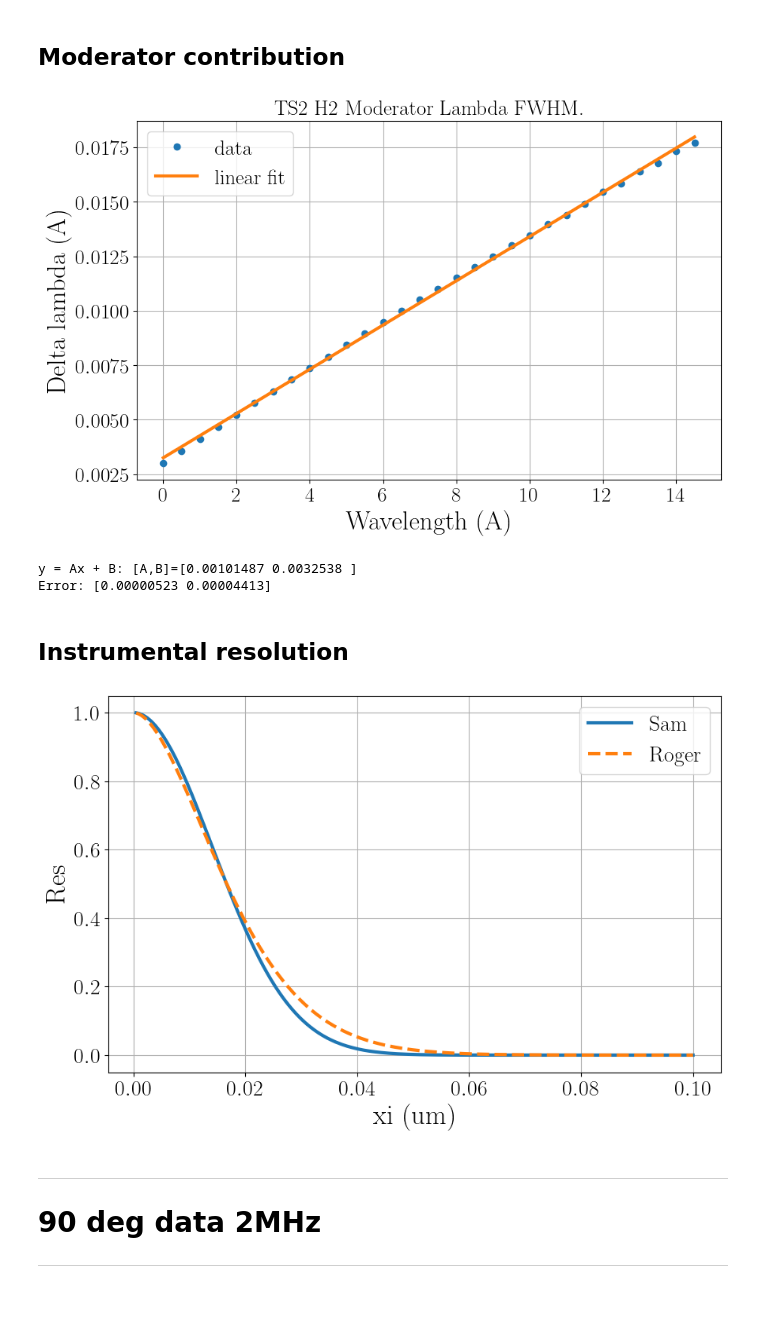
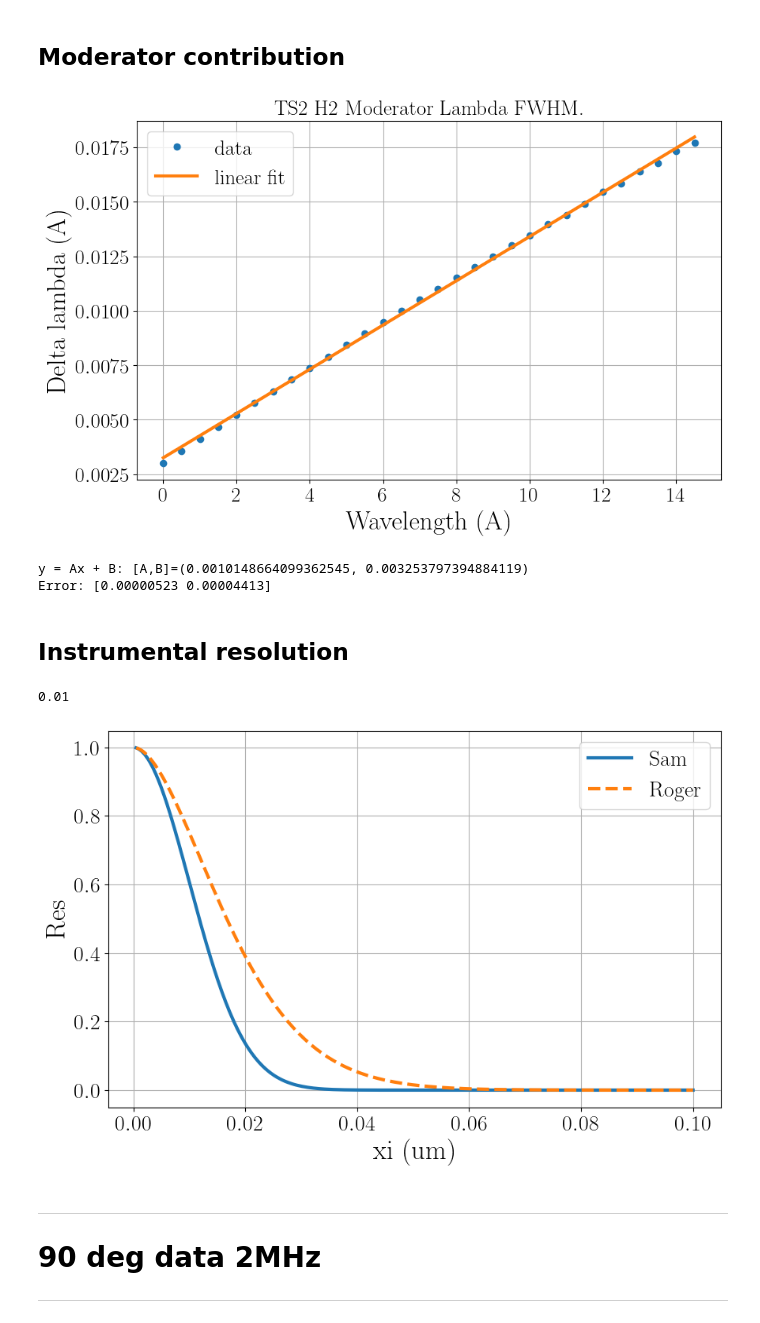
Before and after one commit to srmck/SESANS-coherence-length, a Jupyter notebook: Coherence_analysis.ipynb, the cells around one changed output. Drawn from its saved outputs; the diff is of its cells as text; code cells hidden in the pictures.

```diff
--- a/Coherence_analysis.ipynb
+++ b/Coherence_analysis.ipynb
@@ -125,6 +124,7 @@ Cosine freq 0.47685 um^(-1/2)
 ## Moderator contribution
 # %%
 mpath = "C:\\Users\\xsm\\Documents\\GitHub\\SESANS-coherence-length\\Reduction\\"
+mpath = "C:\\Users\\samck\\Documents\\GitHub\\SESANS-coherence-length\\Reduction\\"
 mmod = "ModeratorStdDev_TS2_SANS_LETexptl_07Aug2015.txt"
 
 with open(mpath+mmod) as file:
@@ -148,46 +148,44 @@ plt.grid()
 plt.show()
 
 Amod,Bmod = mlin  #storing the fit
-print(f'y = Ax + B: [A,B]={mlin}')
+print(f'y = Ax + B: [A,B]={Amod,Bmod}')
 print(f'Error: {np.sqrt(np.diag(mlinerr))}')
 # %% [output]
 [figure]
-y = Ax + B: [A,B]=[0.00101487 0.0032538 ]
+y = Ax + B: [A,B]=(0.0010148664099362545, 0.003253797394884119)
 Error: [0.00000523 0.00004413]
 # %% [markdown]
 ## Instrumental resolution
 # %%
 xi_space = np.linspace(0,.1,200)[1:]  #microns
 T0 = 40*np.pi/180.
-DTHETA = (14+5)/2*1e-3/5/2/np.sqrt(6)  #uniform divergence standard deviation
+DTHETA = (14+5)/2*1e-3/5#/2/np.sqrt(6)  #uniform divergence standard deviation
 JIT = 10*1e-3  #grating jitter
 E = .01  #binning error
 spe = a_2MHz*1e4
+print(JIT)
 
-def get_res(xi,dtheta=DTHETA,theta_0=T0,jit=JIT,al=Amod*1e-4,bl=Bmod,bin_err=E):
+def get_res(xi,dtheta=DTHETA,theta_0=T0,jit=JIT,al=Bmod*1e-4,bl=Amod,bin_err=E):
     """Calculates the SESANS resolution function."""
-    #dxi2 = (2*dtheta/np.sin(2*theta_0))**2*(xi/spe)**2 + jit**2 + 4*bin_err**2 + (4*bl**2 + 8*al*bl/np.sqrt(xi/spe) + 4*al**2/(xi/spe))*(xi/spe)**2
-    #return np.exp(-xi**2/2/dxi2),dxi2
-    dxi_xi2 = (2*dtheta/np.sin(2*theta_0))**2 + 4*(al + bl*np.sqrt(xi/spe))**2/(xi/spe) + (jit/xi)**2 + (bin_err/xi)**2
+    dxi_xi2 = (2*dtheta/np.sin(2*theta_0))**2 + 4*(al + bl*np.sqrt(xi/spe))**2/(xi/spe) + (jit/xi)**2 + 4*bin_err**2
     return np.exp(-1/(2*dxi_xi2)),dxi_xi2
 
 R,dxi = get_res(xi_space)
 
 roger_dxi = xi_space*(.0035+.086/np.sqrt(xi_space*1000/137.17))+.01
-#roger_dxi = (0.0000101687*xi_space**(3/2) + 6.5764e-6*xi_space**2 + 0.000120283*xi_space + 0.0001)*1e3
-
 Roger = np.exp(-1/2*(xi_space/roger_dxi)**2)
 
 plt.plot(xi_space,R,label='Sam')
 plt.plot(xi_space,Roger,'--',label='Roger')
 plt.ylabel('Res')
 plt.xlabel('xi (um)')
 #plt.plot(ftR,label='FFT Res')
 plt.legend()
 plt.grid()
 plt.show()
 # %% [output]
+0.01
-[figure, old version]
+[figure, new version]
 # %% [markdown]
 ***
 # 90 deg data 2MHz
```
Also changed, not shown: parts of 33 cells of this notebook, 3 other files.
